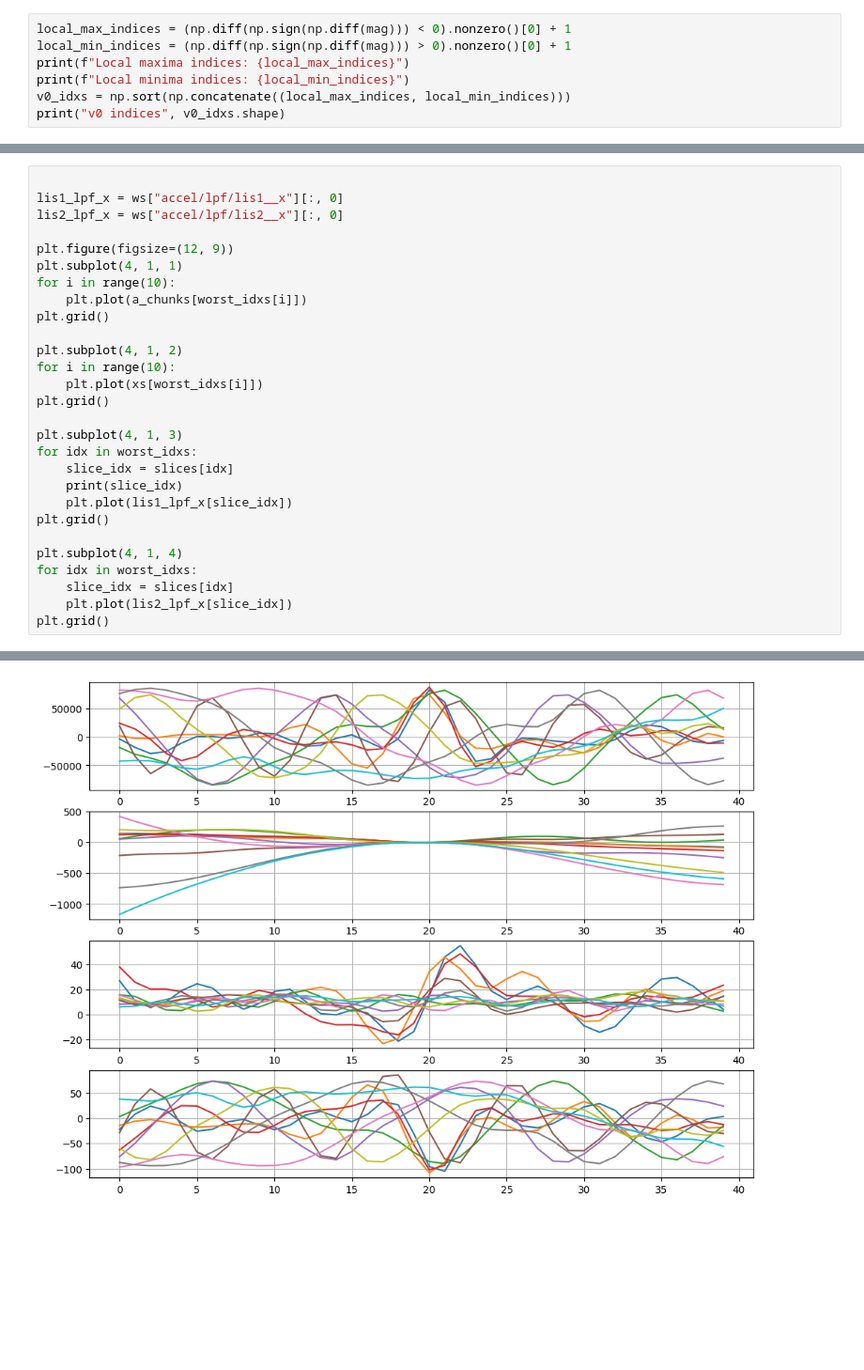
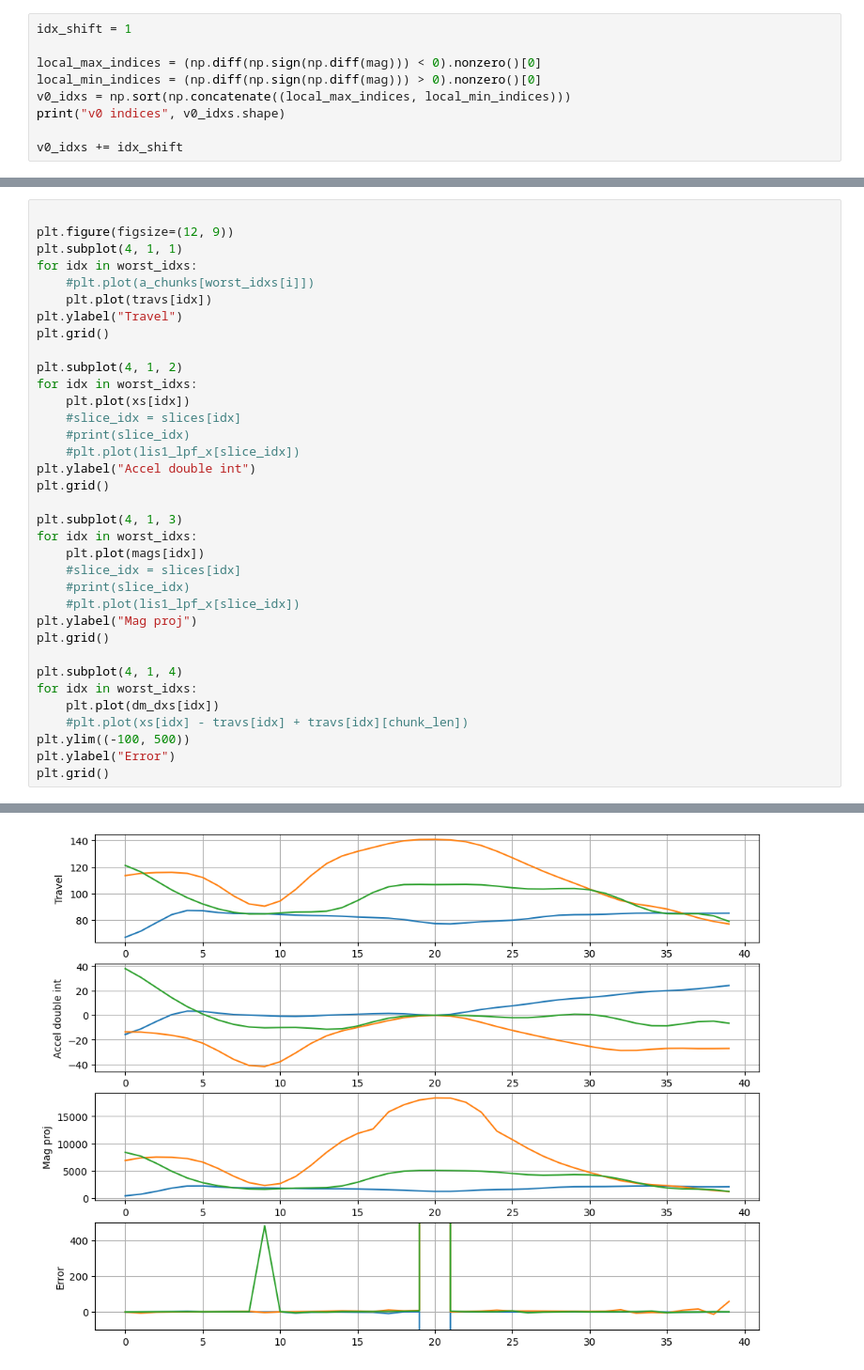
Before and after one commit to colinpate/sus, a Jupyter notebook: mag_v_correction.ipynb, the cells around one changed output, grey strips where cells are left out. Shown at 94% size. Drawn from its saved outputs; the diff is of its cells as text; blank space fills up the shorter version.

```diff
--- a/mag_v_correction.ipynb
+++ b/mag_v_correction.ipynb
@@ -49,8 +53,10 @@ Mag baseline: 790.4609084480567
 # %%
-local_max_indices = (np.diff(np.sign(np.diff(mag))) < 0).nonzero()[0] + 1
-local_min_indices = (np.diff(np.sign(np.diff(mag))) > 0).nonzero()[0] + 1
-print(f"Local maxima indices: {local_max_indices}")
-print(f"Local minima indices: {local_min_indices}")
+idx_shift = 1
+
+local_max_indices = (np.diff(np.sign(np.diff(mag))) < 0).nonzero()[0]
+local_min_indices = (np.diff(np.sign(np.diff(mag))) > 0).nonzero()[0]
 v0_idxs = np.sort(np.concatenate((local_max_indices, local_min_indices)))
 print("v0 indices", v0_idxs.shape)
+
+v0_idxs += idx_shift
 # %% [output]
@@ -223,29 +251,36 @@ plt.grid()
 # %%
-
-lis1_lpf_x = ws["accel/lpf/lis1__x"][:, 0]
-lis2_lpf_x = ws["accel/lpf/lis2__x"][:, 0]
 
 plt.figure(figsize=(12, 9))
 plt.subplot(4, 1, 1)
-for i in range(10):
-    plt.plot(a_chunks[worst_idxs[i]])
+for idx in worst_idxs:
+    #plt.plot(a_chunks[worst_idxs[i]])
+    plt.plot(travs[idx])
+plt.ylabel("Travel")
 plt.grid()
 
 plt.subplot(4, 1, 2)
-for i in range(10):
-    plt.plot(xs[worst_idxs[i]])
+for idx in worst_idxs:
+    plt.plot(xs[idx])
+    #slice_idx = slices[idx]
+    #print(slice_idx)
+    #plt.plot(lis1_lpf_x[slice_idx])
+plt.ylabel("Accel double int")
 plt.grid()
 
 plt.subplot(4, 1, 3)
 for idx in worst_idxs:
-    slice_idx = slices[idx]
-    print(slice_idx)
-    plt.plot(lis1_lpf_x[slice_idx])
+    plt.plot(mags[idx])
+    #slice_idx = slices[idx]
+    #print(slice_idx)
+    #plt.plot(lis1_lpf_x[slice_idx])
+plt.ylabel("Mag proj")
 plt.grid()
 
 plt.subplot(4, 1, 4)
 for idx in worst_idxs:
-    slice_idx = slices[idx]
-    plt.plot(lis2_lpf_x[slice_idx])
+    plt.plot(dm_dxs[idx])
+    #plt.plot(xs[idx] - travs[idx] + travs[idx][chunk_len])
+plt.ylim((-100, 500))
+plt.ylabel("Error")
 plt.grid()
 # %% [output]
@@ -262 +287 @@ slice(np.int64(83977), np.int64(84017), None)
-[figure, old version]
+[figure, new version]
```
Also changed, not shown: parts of 21 cells of this notebook, 5 other files.
